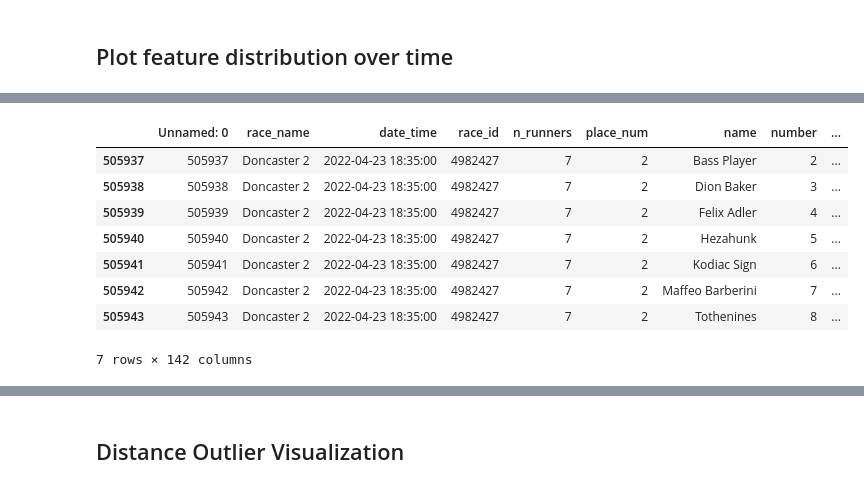
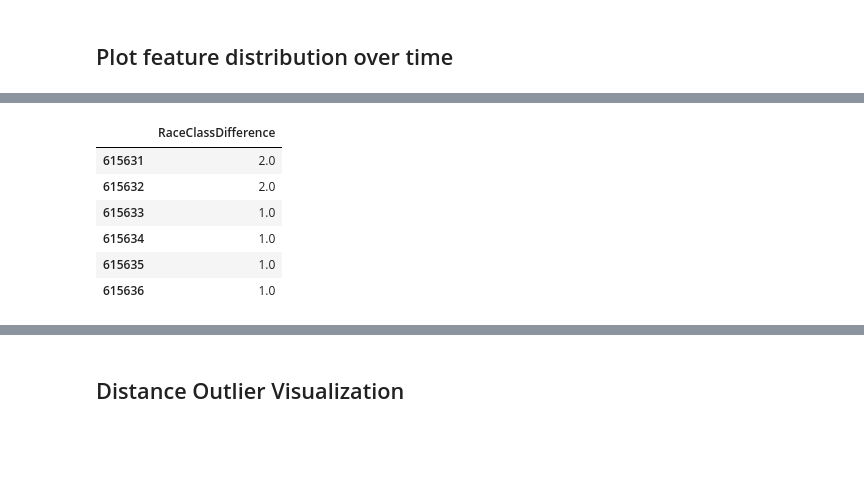
Before and after one commit to Dateb/WageringSystem, a Jupyter notebook: notebooks/EDA.ipynb, the cells around one changed output, grey strips where cells are left out. Drawn from its saved outputs; the diff is of its cells as text; code cells hidden in the pictures; blank space fills up the shorter version.

```diff
--- a/notebooks/EDA.ipynb
+++ b/notebooks/EDA.ipynb
@@ -24,13 +24,11 @@ races_df[["race_id", "relevance"]]
 # %%
-races_df[races_df["race_id"] == 4982427]
+races_df[races_df["race_id"] == 4741155][["RaceClassDifference"]]
 # %% [output]
-|  | Unnamed: 0 | race_name | date_time | race_id | n_runners | place_num | name | number | ... |
-| 505937 | 505937 | Doncaster 2 | 2022-04-23 18:35:00 | 4982427 | 7 | 2 | Bass Player | 2 | ... |
-| 505938 | 505938 | Doncaster 2 | 2022-04-23 18:35:00 | 4982427 | 7 | 2 | Dion Baker | 3 | ... |
-| 505939 | 505939 | Doncaster 2 | 2022-04-23 18:35:00 | 4982427 | 7 | 2 | Felix Adler | 4 | ... |
-| 505940 | 505940 | Doncaster 2 | 2022-04-23 18:35:00 | 4982427 | 7 | 2 | Hezahunk | 5 | ... |
-| 505941 | 505941 | Doncaster 2 | 2022-04-23 18:35:00 | 4982427 | 7 | 2 | Kodiac Sign | 6 | ... |
-| 505942 | 505942 | Doncaster 2 | 2022-04-23 18:35:00 | 4982427 | 7 | 2 | Maffeo Barberini | 7 | ... |
-| 505943 | 505943 | Doncaster 2 | 2022-04-23 18:35:00 | 4982427 | 7 | 2 | Tothenines | 8 | ... |
+|  | RaceClassDifference |
+| 615631 | 2.0 |
+| 615632 | 2.0 |
+| 615633 | 1.0 |
+| 615634 | 1.0 |
+| 615635 | 1.0 |
+| 615636 | 1.0 |
-7 rows × 142 columns
 # %%
```
Also changed, not shown: parts of 4 cells of this notebook, 20 other files.
